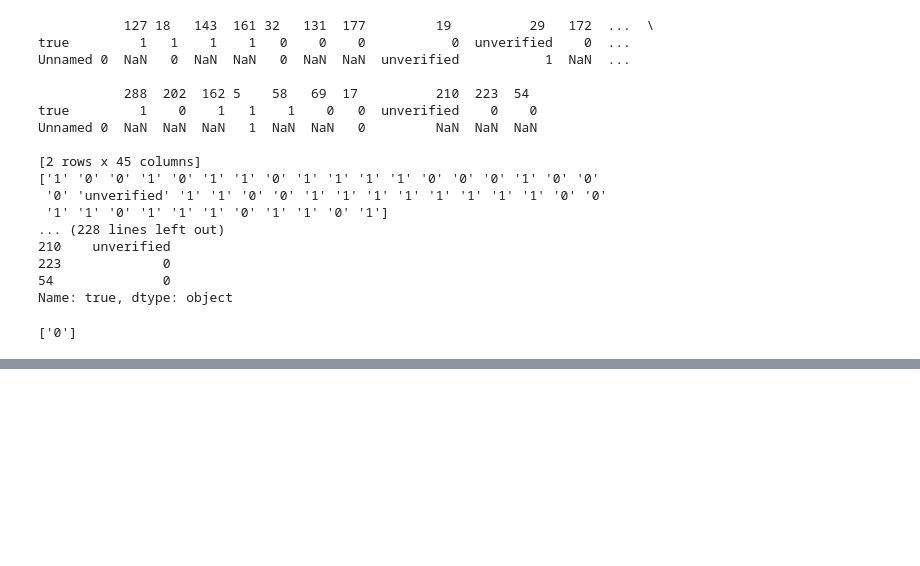
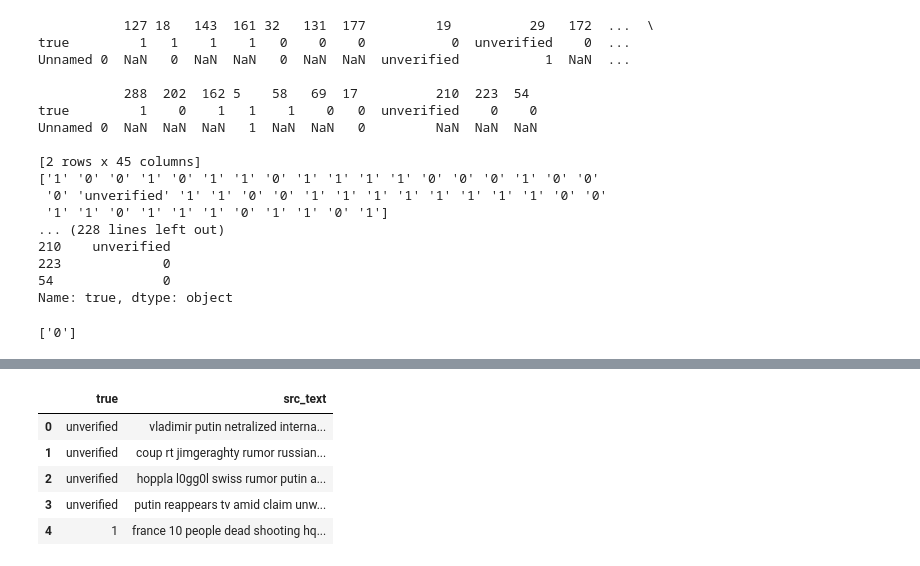
Before and after one commit to xid-er/Fake-News-Detection, a Jupyter notebook: src/ML-Twitter.ipynb, the cells around one changed output, grey strips where cells are left out. Drawn from its saved outputs; the diff is of its cells as text; code cells hidden in the pictures; blank space fills up the shorter version.

Commit message:
BERT, dataset cleaning, emoji tokenisation

```diff
--- a/src/ML-Twitter.ipynb
+++ b/src/ML-Twitter.ipynb
@@ -192,0 +322,51 @@ print(predicted_label)
+# %%
+remove_col = ['threadid','tweetid','support', 'evidentiality', 'certainty', 'event']
+
+# Impute null values with None
+def null_process(feature_df):
+    col = 'src_text'
+    feature_df.loc[feature_df[col].isnull(), col] = "None"
+    return feature_df
+
+# Removed unused clumns
+def remove_unused_col(df,column_n=remove_col):
+    df = df.drop(column_n,axis=1)
+    return df
+
+def clean_dataset(df):
+    # remove unused column
+    df = remove_unused_col(df)
+    #impute null values
+    df = null_process(df)
+    return df
+
+# Cleaning text from unused characters
+def clean_text(text):
+    text = str(text).replace(r'http[\w:/\.]+', ' ')  # removing urls
+    text = str(text).replace(r'[^\.\w\s]', ' ')  # remove everything but characters and punctuation
+    text = str(text).replace('[^a-zA-Z]', ' ')
+    text = str(text).replace(r'\s\s+', ' ')
+    text = text.lower().strip()
+    #text = ' '.join(text)
+    return text
+
+## Nltk Preprocessing includes:
+# Stop words, Stemming and Lemmetization
+def nltk_preprocess(text):
+    text = clean_text(text)
+    wordlist = re.sub(r'[^\w\s]', '', text).split()
+    text = ' '.join([word for word in wordlist if word not in stopwords_dict])
+    text = [ps.stem(word) for word in wordlist if not word in stopwords_dict]
+    text = ' '.join([wnl.lemmatize(word) for word in wordlist if word not in stopwords_dict])
+    return  text
+# %%
+df = clean_dataset(df)
+df["src_text"] = df.src_text.apply(nltk_preprocess)
+df.head()
+# %% [output]
+|  | true | src_text |
+| 0 | unverified | vladimir putin netralized interna... |
+| 1 | unverified | coup rt jimgeraghty rumor russian... |
+| 2 | unverified | hoppla l0gg0l swiss rumor putin a... |
+| 3 | unverified | putin reappears tv amid claim unw... |
+| 4 | 1 | france 10 people dead shooting hq... |
```
Also changed, not shown: parts of 20 cells of this notebook, 3 other files.
